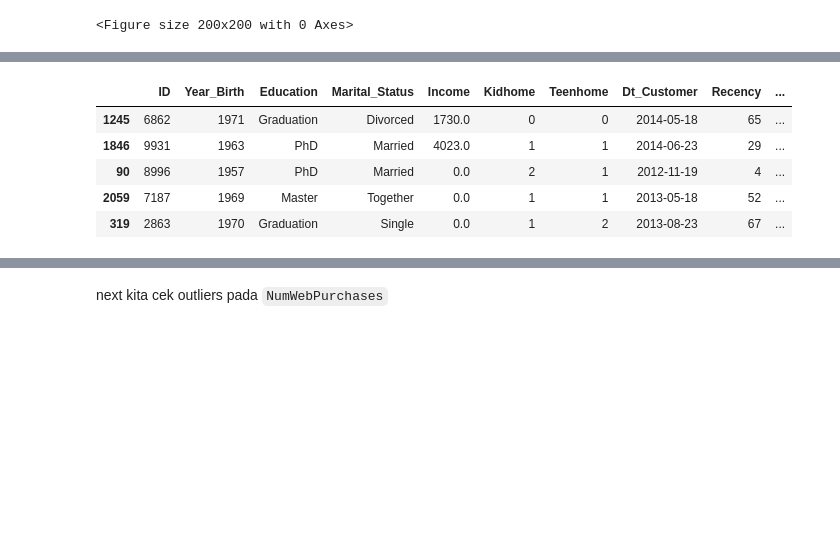
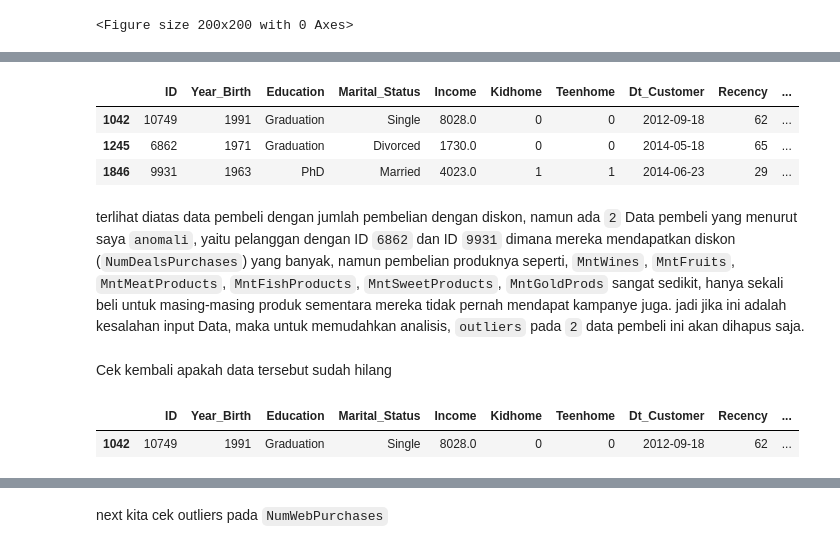
Before and after one commit to rifqimrasyad/capstone_2_Data_Analyst, a Jupyter notebook: Capstone_Project_2.ipynb, the cells around one changed output, grey strips where cells are left out. Saved outputs shown, nothing was run; the diff lists cells and outputs as text; code cells hidden in the pictures; blank space fills up the shorter version.

Commit message:
Data_Clean

```diff
--- a/Capstone_Project_2.ipynb
+++ b/Capstone_Project_2.ipynb
@@ -539,5 +551,5 @@ mula-mula kita sudah mengetahui bahwa Missing value pada `Income` sebanyak 24 ro
 # %%
-df_prep['Income'].fillna(0, inplace=True)
+# df_prep['Income'].fillna(0, inplace=True)
 # %% [markdown]
 cek sekali lagi `Income` apakah terdapat outliers yang harus dibersihkan
 # %%
@@ -834,4 +827,7 @@ plt.show()
 # %% [output]
 [figure]
 <Figure size 200x200 with 0 Axes>
+# %%
+# pd.reset_option('display.max_rows')
+pd.set_option('display.max_rows', None)
 # %%
@@ -897,3 +882,6 @@ plt.show()
 # %% [output]
 [figure]
 <Figure size 200x200 with 0 Axes>
+# %%
+pd.reset_option('display.max_rows')
+# pd.set_option('display.max_rows', None)
@@ -899,0 +892,3 @@ plt.show()
+# %%
+df_prep['Allprods'] = (df_prep['MntWines'] + df_prep['MntFruits'] + df_prep['MntMeatProducts'] + df_prep['MntFishProducts'] + df_prep['MntSweetProducts']+ df_prep['MntGoldProds'])
+df_prep
@@ -900,10 +909,11 @@ plt.show()
 # %%
 # df_prep[df_prep['NumDealsPurchases'] >= 6].sort_values('NumDealsPurchases', ascending=False)
-df_prep[(df_prep['Income'] < 8000) & (df_prep['NumDealsPurchases'] >= 6)].sort_values('NumDealsPurchases', ascending=False)
+df_prep[(df_prep['Allprods'] <= 200) & (df_prep['NumDealsPurchases'] > 6)].sort_values('NumDealsPurchases', ascending=False)
 # %% [output]
 |  | ID | Year_Birth | Education | Marital_Status | Income | Kidhome | Teenhome | Dt_Customer | Recency | ... |
+| 1042 | 10749 | 1991 | Graduation | Single | 8028.0 | 0 | 0 | 2012-09-18 | 62 | ... |
 | 1245 | 6862 | 1971 | Graduation | Divorced | 1730.0 | 0 | 0 | 2014-05-18 | 65 | ... |
 | 1846 | 9931 | 1963 | PhD | Married | 4023.0 | 1 | 1 | 2014-06-23 | 29 | ... |
-| 90 | 8996 | 1957 | PhD | Married | 0.0 | 2 | 1 | 2012-11-19 | 4 | ... |
-| 2059 | 7187 | 1969 | Master | Together | 0.0 | 1 | 1 | 2013-05-18 | 52 | ... |
-| 319 | 2863 | 1970 | Graduation | Single | 0.0 | 1 | 2 | 2013-08-23 | 67 | ... |
+# %% [markdown]
+terlihat diatas data pembeli dengan jumlah pembelian dengan diskon, namun ada `2` Data pembeli yang menurut saya `anomali`, yaitu pelanggan dengan ID `6862` dan ID `9931` dimana mereka mendapatkan diskon (`NumDealsPurchases`) yang banyak, namun pembelian produknya seperti, `MntWines`, `MntFruits`, `MntMeatProducts`, `MntFishProducts`, `MntSweetProducts`, `MntGoldProds` sangat sedikit, hanya sekali beli untuk masing-masing produk sementara mereka tidak pernah mendapat kampanye juga.
+jadi jika ini adalah kesalahan input Data, maka untuk memudahkan analisis, `outliers` pada `2` data pembeli ini akan dihapus saja.
@@ -909,0 +924,7 @@ df_prep[(df_prep['Income'] < 8000) & (df_prep['NumDealsPurchases'] >= 6)].sort_v
+# %% [markdown]
+Cek kembali apakah data tersebut sudah hilang
+# %%
+df_prep[(df_prep['Allprods'] < 200) & (df_prep['NumDealsPurchases'] > 6)].sort_values('NumDealsPurchases', ascending=False)
+# %% [output]
+|  | ID | Year_Birth | Education | Marital_Status | Income | Kidhome | Teenhome | Dt_Customer | Recency | ... |
+| 1042 | 10749 | 1991 | Graduation | Single | 8028.0 | 0 | 0 | 2012-09-18 | 62 | ... |
```
Also changed, not shown: parts of 42 cells of this notebook.
